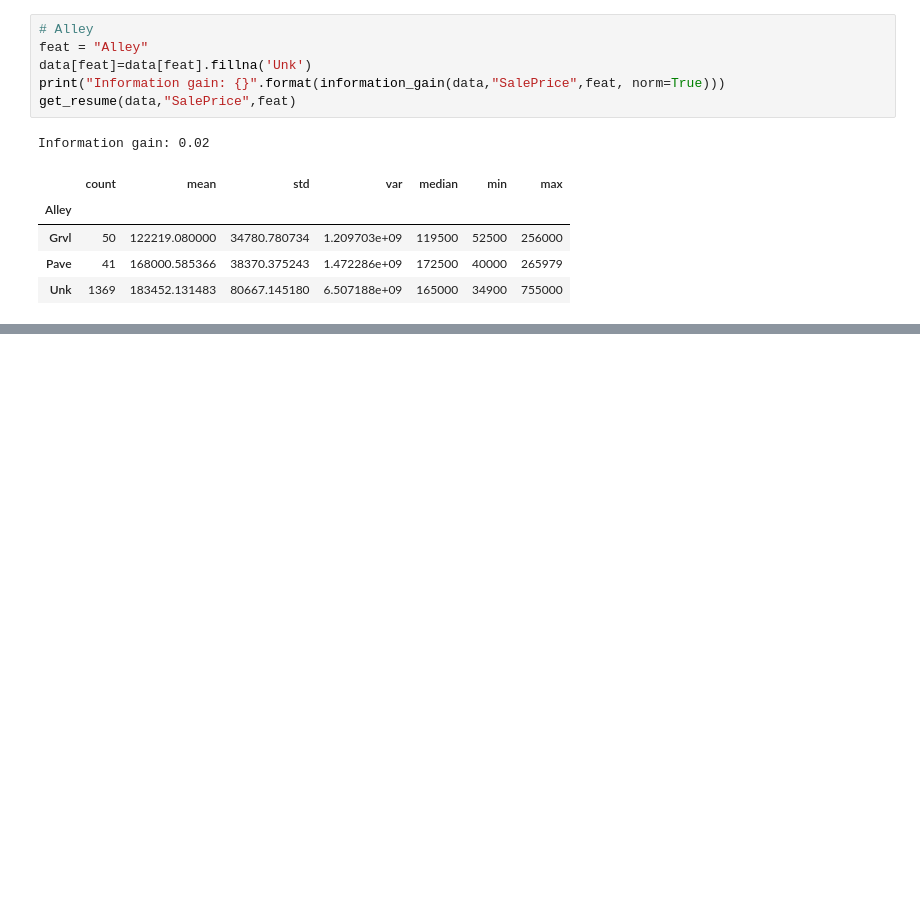
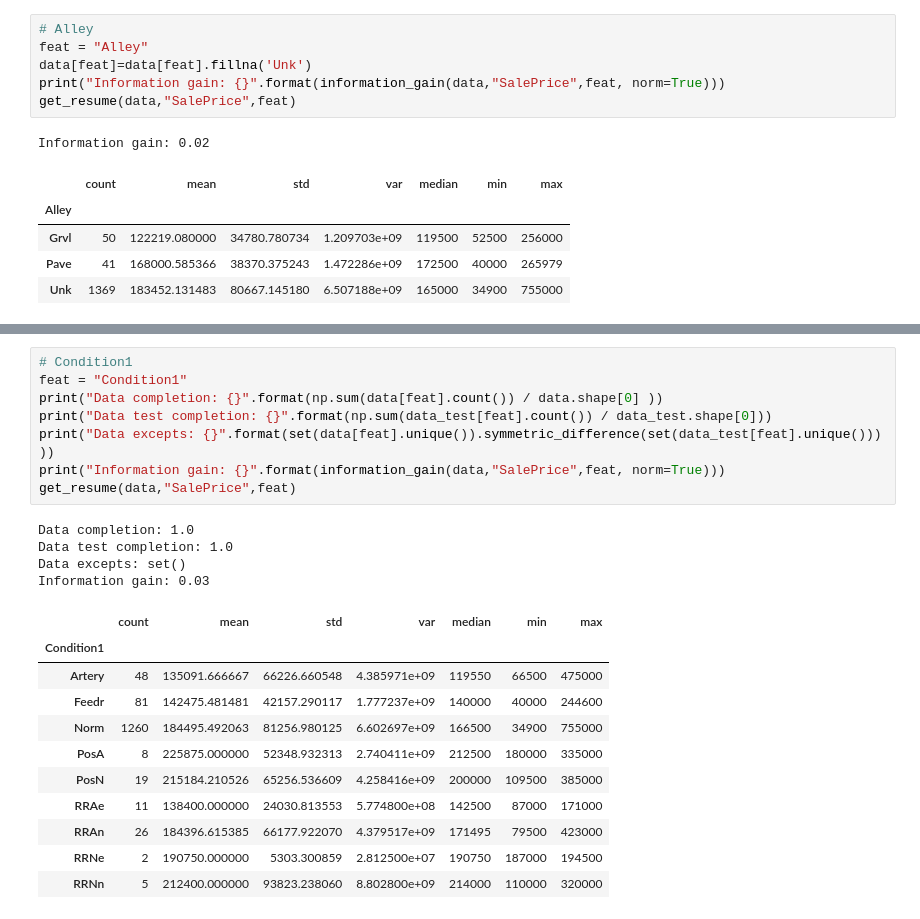
Before and after one commit to ArturoCRodriguez/kaggle_house_prices, a Jupyter notebook: house_pricing.ipynb, the cells around one changed output, grey strips where cells are left out. Drawn from its saved outputs; the diff is of its cells as text; blank space fills up the shorter version.

Commit message:
condition1

```diff
--- a/house_pricing.ipynb
+++ b/house_pricing.ipynb
@@ -175,0 +311,24 @@ Information gain: 0.02
+# %%
+# Condition1
+feat = "Condition1"
+print("Data completion: {}".format(np.sum(data[feat].count()) / data.shape[0] ))
+print("Data test completion: {}".format(np.sum(data_test[feat].count()) / data_test.shape[0]))
+print("Data excepts: {}".format(set(data[feat].unique()).symmetric_difference(set(data_test[feat].unique())) ))
+print("Information gain: {}".format(information_gain(data,"SalePrice",feat, norm=True)))
+get_resume(data,"SalePrice",feat)
+# %% [output]
+Data completion: 1.0
+Data test completion: 1.0
+Data excepts: set()
+Information gain: 0.03
+|  | count | mean | std | var | median | min | max |
+| Condition1 |  |  |  |  |  |  |  |
+| Artery | 48 | 135091.666667 | 66226.660548 | 4.385971e+09 | 119550 | 66500 | 475000 |
+| Feedr | 81 | 142475.481481 | 42157.290117 | 1.777237e+09 | 140000 | 40000 | 244600 |
+| Norm | 1260 | 184495.492063 | 81256.980125 | 6.602697e+09 | 166500 | 34900 | 755000 |
+| PosA | 8 | 225875.000000 | 52348.932313 | 2.740411e+09 | 212500 | 180000 | 335000 |
+| PosN | 19 | 215184.210526 | 65256.536609 | 4.258416e+09 | 200000 | 109500 | 385000 |
+| RRAe | 11 | 138400.000000 | 24030.813553 | 5.774800e+08 | 142500 | 87000 | 171000 |
+| RRAn | 26 | 184396.615385 | 66177.922070 | 4.379517e+09 | 171495 | 79500 | 423000 |
+| RRNe | 2 | 190750.000000 | 5303.300859 | 2.812500e+07 | 190750 | 187000 | 194500 |
+| RRNn | 5 | 212400.000000 | 93823.238060 | 8.802800e+09 | 214000 | 110000 | 320000 |
```
Also changed, not shown: parts of 12 cells of this notebook.
